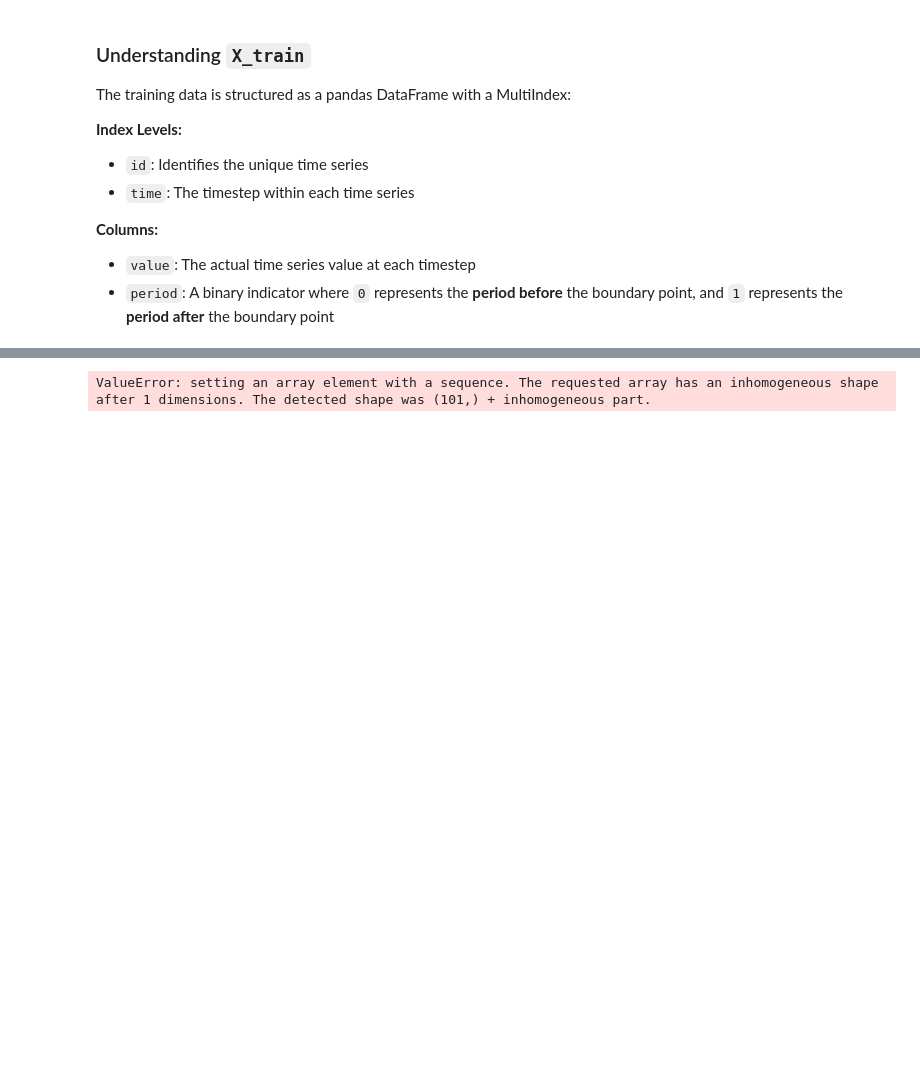
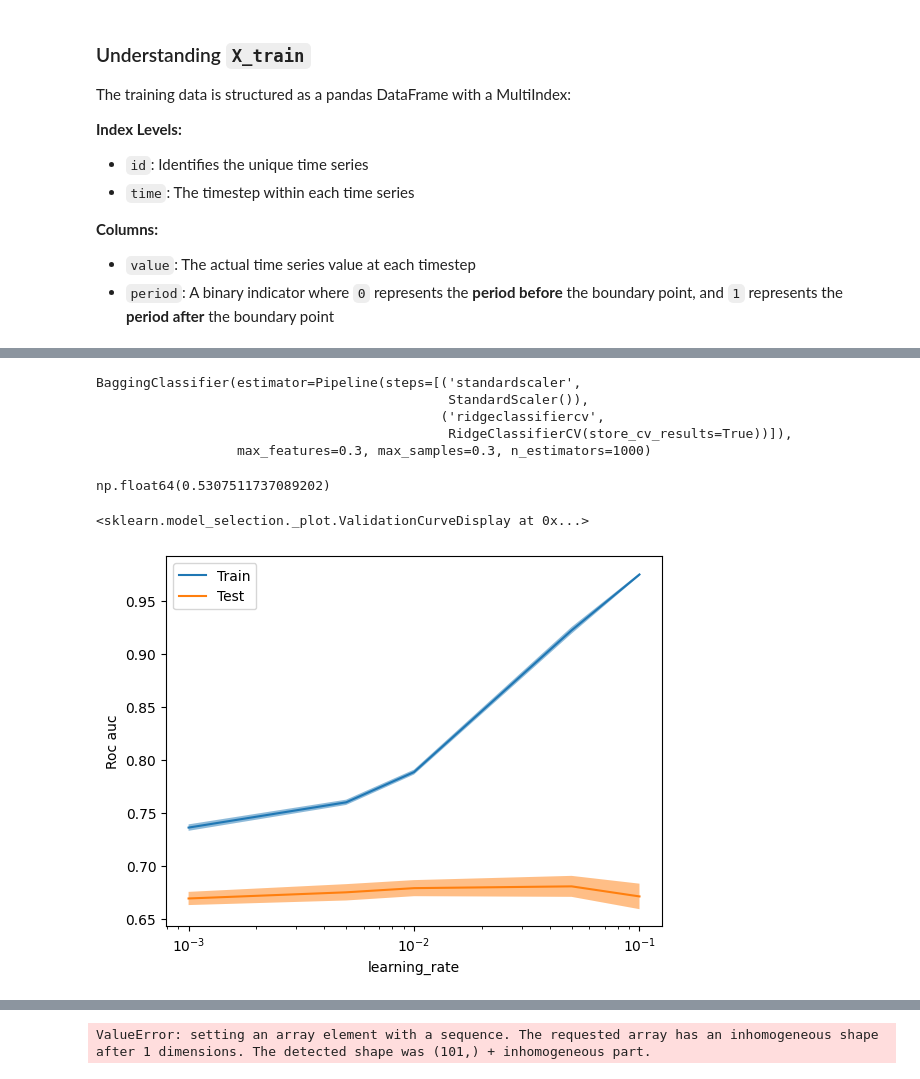
Before and after one commit to Zpazza/structured-data, a Jupyter notebook: competitions/structural-break/quickstarters/baseline/baseline.ipynb, the cells around one changed output, grey strips where cells are left out. Saved outputs shown, nothing was run; the diff lists cells and outputs as text; code cells hidden in the pictures; blank space fills up the shorter version.

```diff
--- a/competitions/structural-break/quickstarters/baseline/baseline.ipynb
+++ b/competitions/structural-break/quickstarters/baseline/baseline.ipynb
@@ -468,0 +692,2 @@ pd.DataFrame(cv_results_2)
+# %%
+data_train_stats = get_stats(X_train)
@@ -468,0 +699,20 @@ pd.DataFrame(cv_results_2)
+# %%
+from sklearn.linear_model import RidgeClassifierCV
+from sklearn.preprocessing import StandardScaler
+from sklearn.pipeline import make_pipeline
+from sklearn.ensemble import BaggingClassifier
+
+preprocessor = StandardScaler()
+ridge_clf = RidgeClassifierCV(store_cv_results = True)
+
+ridge_pipe = make_pipeline(preprocessor,ridge_clf)
+
+bagged_ridgeCV = BaggingClassifier(ridge_pipe, max_samples = 0.3, max_features = 0.3 ,n_estimators = 1000)
+
+bagged_ridgeCV.fit(data_train_stats, y_train)
+# %% [output]
+BaggingClassifier(estimator=Pipeline(steps=[('standardscaler',
+                                             StandardScaler()),
+                                            ('ridgeclassifiercv',
+                                             RidgeClassifierCV(store_cv_results=True))]),
+                  max_features=0.3, max_samples=0.3, n_estimators=1000)
@@ -468,0 +735,4 @@ pd.DataFrame(cv_results_2)
+# %%
+roc_auc_score(target_final,y_preds[:,1])
+# %% [output]
+np.float64(0.5307511737089202)
@@ -468,0 +762,10 @@ pd.DataFrame(cv_results_2)
+# %%
+from sklearn.model_selection import ValidationCurveDisplay
+
+l_rates =[0.001,0.005,0.01,0.05,0.1]
+estimator = HistGradientBoostingClassifier(n_iter_no_change=10, max_iter = 200, max_features = 0.2)
+
+ValidationCurveDisplay.from_estimator(estimator, data_train_stats,y_train,param_name="learning_rate",param_range=l_rates,scoring="roc_auc")
+# %% [output]
+<sklearn.model_selection._plot.ValidationCurveDisplay at 0x...>
+[figure, added]
```
Also changed, not shown: parts of 75 cells of this notebook.
